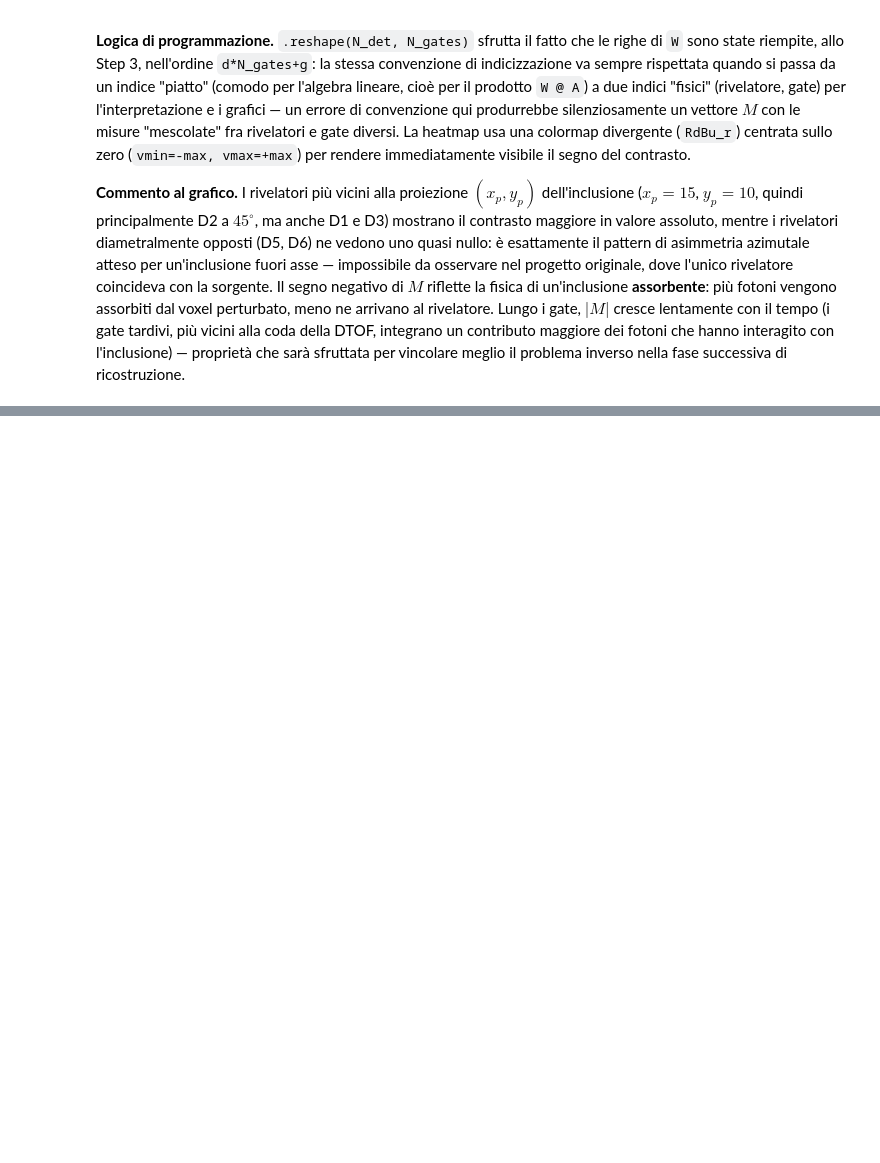
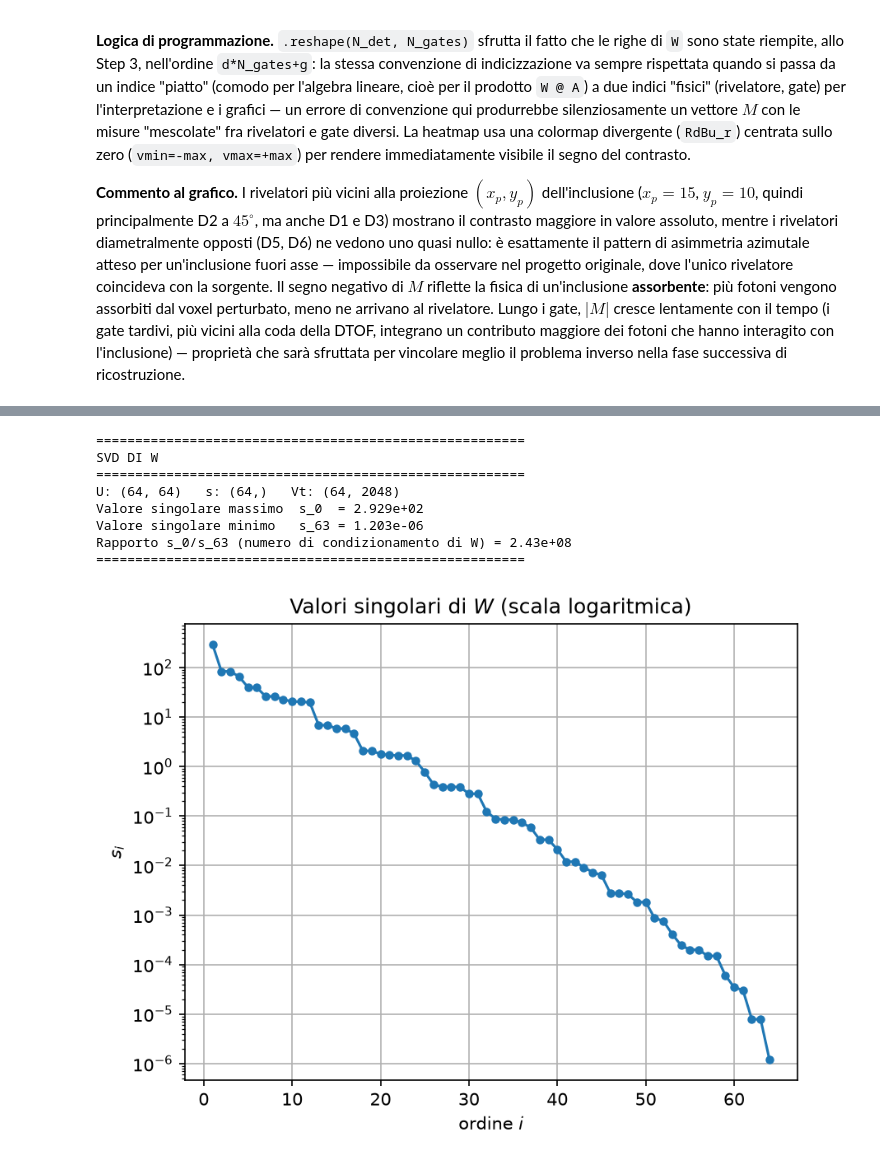
Before and after one commit to Hula555/Ricostruzione-Tomografica-, a Jupyter notebook: dot_project/DOT_Project_Relazione.ipynb, the cells around one changed output, grey strips where cells are left out. Saved outputs shown, nothing was run; the diff lists cells and outputs as text; code cells hidden in the pictures; blank space fills up the shorter version.

```diff
--- a/dot_project/DOT_Project_Relazione.ipynb
+++ b/dot_project/DOT_Project_Relazione.ipynb
@@ -1120,0 +1137,28 @@ meglio il problema inverso nella fase successiva di ricostruzione.
+# %%
+# STEP 1 - Decomposizione ai valori singolari di W
+U, s, Vt = np.linalg.svd(W, full_matrices=False)
+
+print("="*55)
+print("SVD DI W")
+print("="*55)
+print(f"U: {U.shape}   s: {s.shape}   Vt: {Vt.shape}")
+print(f"Valore singolare massimo  s_0  = {s[0]:.3e}")
+print(f"Valore singolare minimo   s_63 = {s[-1]:.3e}")
+print(f"Rapporto s_0/s_63 (numero di condizionamento di W) = {s[0]/s[-1]:.2e}")
+print("="*55 + "\n")
+
+plt.figure()
+plt.semilogy(np.arange(1, s.size+1), s, 'o-', ms=4)
+plt.xlabel('ordine $i$'); plt.ylabel('$s_i$')
+plt.title("Valori singolari di $W$ (scala logaritmica)")
+plt.grid(); plt.show()
+# %% [output]
+=======================================================
+SVD DI W
+=======================================================
+U: (64, 64)   s: (64,)   Vt: (64, 2048)
+Valore singolare massimo  s_0  = 2.929e+02
+Valore singolare minimo   s_63 = 1.203e-06
+Rapporto s_0/s_63 (numero di condizionamento di W) = 2.43e+08
+=======================================================
+[figure, added]
```
Also changed, not shown: parts of 9 cells of this notebook.
